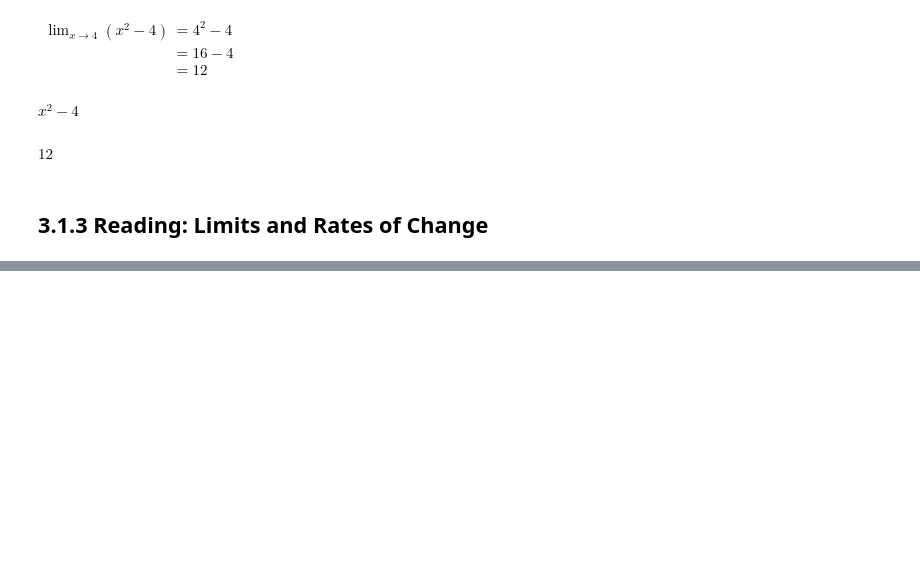
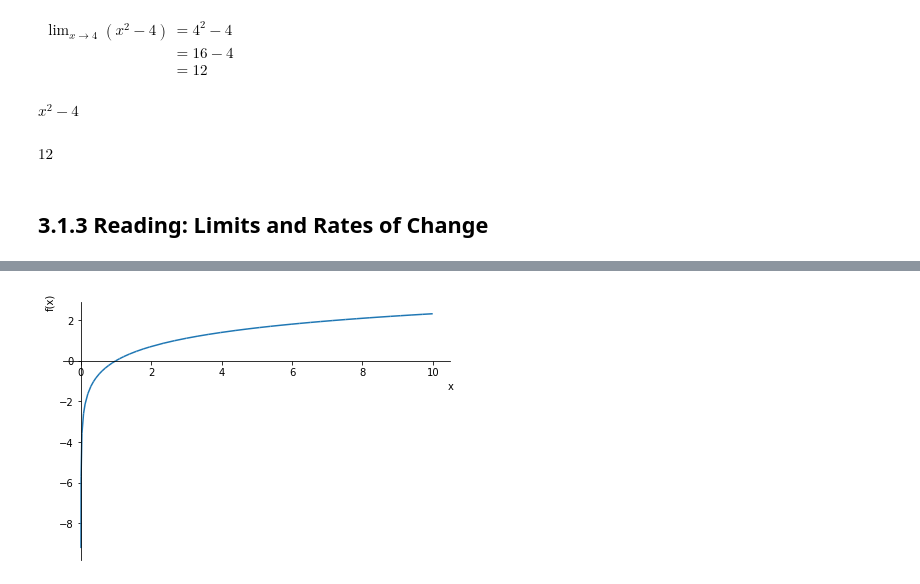
Before and after one commit to PaulToronto/Johns-Hopkins-Coursera-Applied-Calculus-With-Python, a Jupyter notebook: 3_1_Limits_and_Rates_of_Change.ipynb, the cells around one changed output, grey strips where cells are left out. Drawn from its saved outputs; the diff is of its cells as text; code cells hidden in the pictures; blank space fills up the shorter version.

```diff
--- a/3_1_Limits_and_Rates_of_Change.ipynb
+++ b/3_1_Limits_and_Rates_of_Change.ipynb
@@ -289,0 +314,4 @@ $\displaystyle 12$
+# %%
+sym.plot(sym.ln(x));
+# %% [output]
+[figure, added]
```
Also changed, not shown: parts of 14 cells of this notebook.
